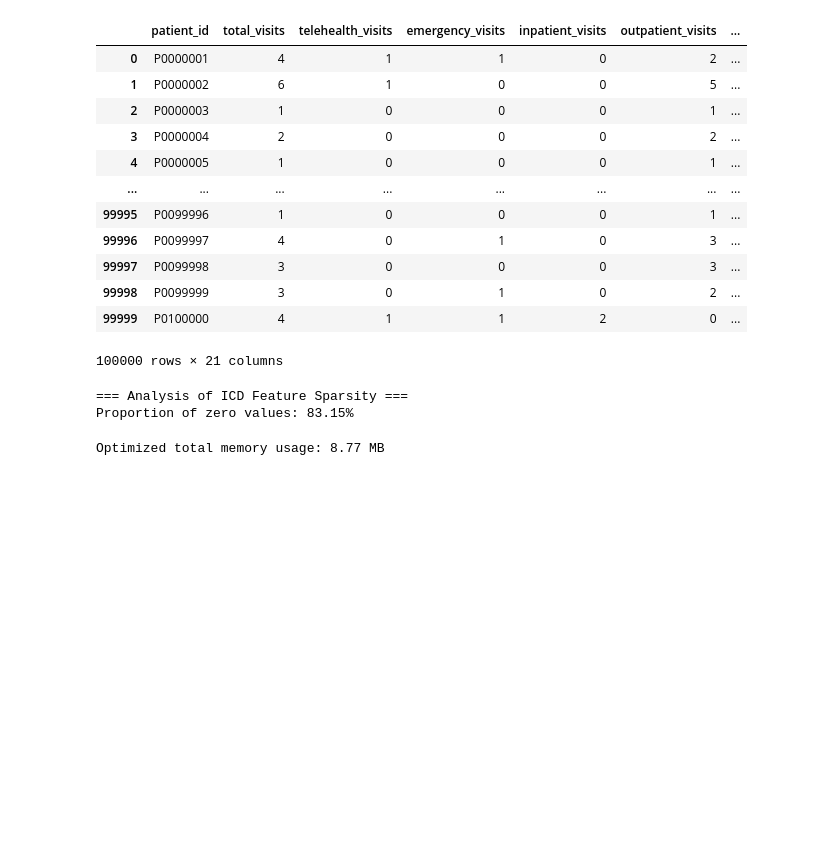
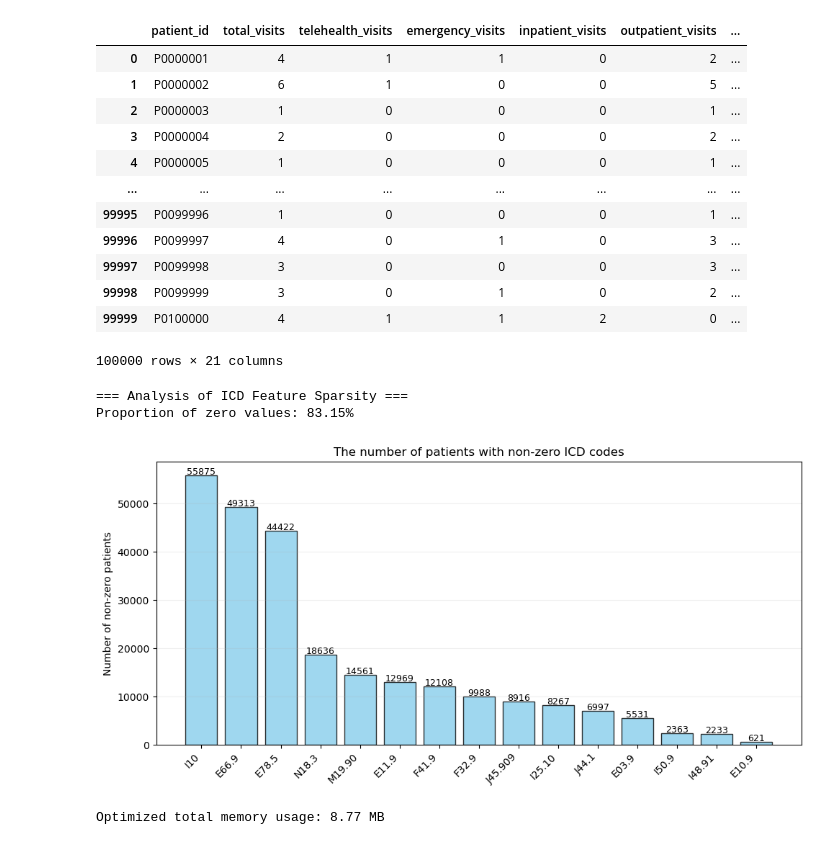
Before and after one commit to leastima/ml_project, a Jupyter notebook: data_process/ML2_Project_Group2.ipynb, the cells around one changed output. Cells and saved outputs as stored; diff of their text form; code cells hidden in the pictures; blank space fills up the shorter version.

```diff
--- a/data_process/ML2_Project_Group2.ipynb
+++ b/data_process/ML2_Project_Group2.ipynb
@@ -48,3 +66,17 @@ outcomes = outcomes.drop(columns=["days_to_readmission"])
 # ----------------------
 # patients & medications & lab_results: NO MISSING VALUES → DO NOTHING
 # ----------------------
+# %%
+def convert_binary_to_bool(df):
+    """
+    Automatically detect the columns in the dataset where the values are only 0 and 1, and convert them to boolean type (True/False).
+    """
+    for col in df.columns:
+        unique_vals = sorted(df[col].dropna().unique())
+
+        if unique_vals == [0, 1]:
+            df[col] = df[col].astype("boolean")
+            print(f"✅ Has been converted to boolean type: {col}")
+
+    print("\n🎉 All the 0/1 columns have been converted to boolean type!")
+    return df
@@ -68,3 +112,6 @@ patients
 | 99998 | P0099999 | 85 | M | 34.6 | 149 | 73 | 65 | 98.5 | ... |
 | 99999 | P0100000 | 87 | F | 36.1 | 134 | 77 | 93 | 98.3 | ... |
 100000 rows × 28 columns
+# %%
+# Perform the conversion
+patients = convert_binary_to_bool(patients)
@@ -202,3 +267,6 @@ icd_df = patient_icd.reset_index()
 
 # 5. Convert to dataframe and merge with diag_agg
 diag_agg = diag_agg.merge(icd_df, on="patient_id", how="left").fillna(0)
+# %%
+# Perform the conversion
+diag_agg = convert_binary_to_bool(diag_agg)
@@ -219,38 +289,35 @@ diag_agg
 | 99999 | P0100000 | 4 | 1 | 1 | 2 | 0 | ... |
 100000 rows × 21 columns
 # %%
-import matplotlib
-matplotlib.use('Agg')
-import matplotlib.pyplot as plt
-
-# Define column groups (needed before sparsity analysis)
-visit_cols = ["total_visits", "telehealth_visits", "emergency_visits", "inpatient_visits", "outpatient_visits"]
-icd_cols = [col for col in diag_agg.columns if col not in ["patient_id"] + visit_cols]
+visit_cols = ['total_visits', 'telehealth_visits', 'emergency_visits', 'inpatient_visits', 'outpatient_visits']
+icd_cols = [col for col in diag_agg.columns if col not in ['patient_id'] + visit_cols]
 
 # 1. Sporadicity analysis
 zero_ratio = (diag_agg[icd_cols] == 0).sum().sum() / (diag_agg[icd_cols].shape[0] * diag_agg[icd_cols].shape[1])
 print(f"\n=== Analysis of ICD Feature Sparsity ===")
 print(f"Proportion of zero values: {zero_ratio:.2%}")
 
 # 2. Visualization of the distribution of the number of patients with non-zero ICD values
+icd_cols = [col for col in diag_agg.columns if col not in ["patient_id"] + visit_cols]
 icd_nonzero = diag_agg[icd_cols].astype(bool).sum(axis=0).sort_values(ascending=False)
 
 plt.figure(figsize=(10, 5))
 bars = plt.bar(icd_nonzero.index, icd_nonzero.values, color="skyblue", edgecolor="black", alpha=0.8)
 for bar in bars:
     height = bar.get_height()
-    plt.text(bar.get_x() + bar.get_width()/2., height + 0.5,
+    plt.text(bar.get_x() + bar.get_width()/2., height + 150,
              f'{int(height)}', ha='center', fontsize=9)
 
 plt.title("The number of patients with non-zero ICD codes")
 plt.ylabel("Number of non-zero patients")
 plt.xticks(rotation=45, ha='right')
 plt.grid(axis='y', alpha=0.2)
 plt.tight_layout()
 plt.show()
 # %% [output]
 === Analysis of ICD Feature Sparsity ===
 Proportion of zero values: 83.15%
+[figure, added]
 # %%
 # Optimize data types to significantly reduce memory usage
 # 1. Number of visits column: Using int32 is sufficient to cover the maximum number.
```
Also changed, not shown: parts of 32 cells of this notebook, 8 other files.
